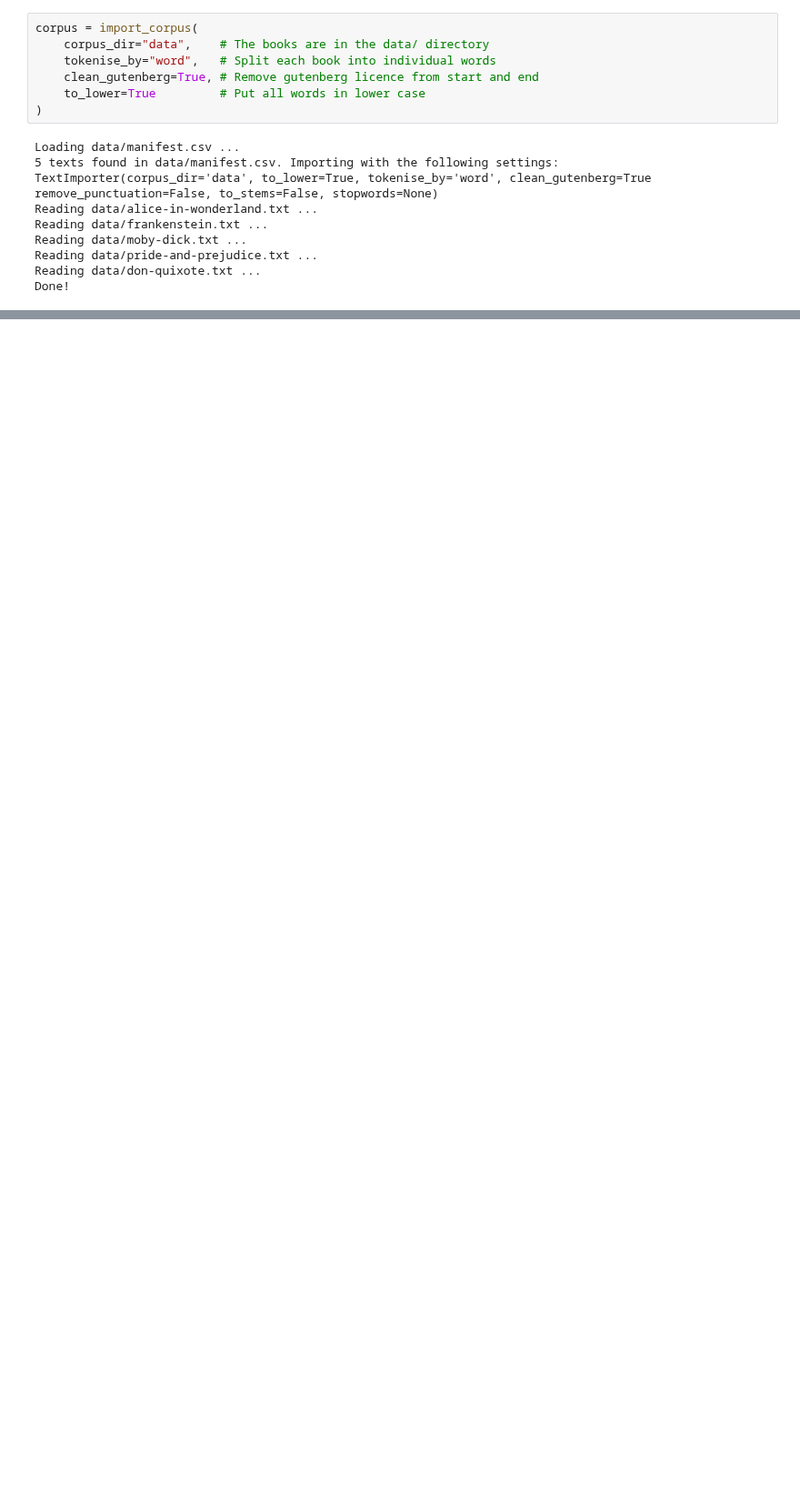
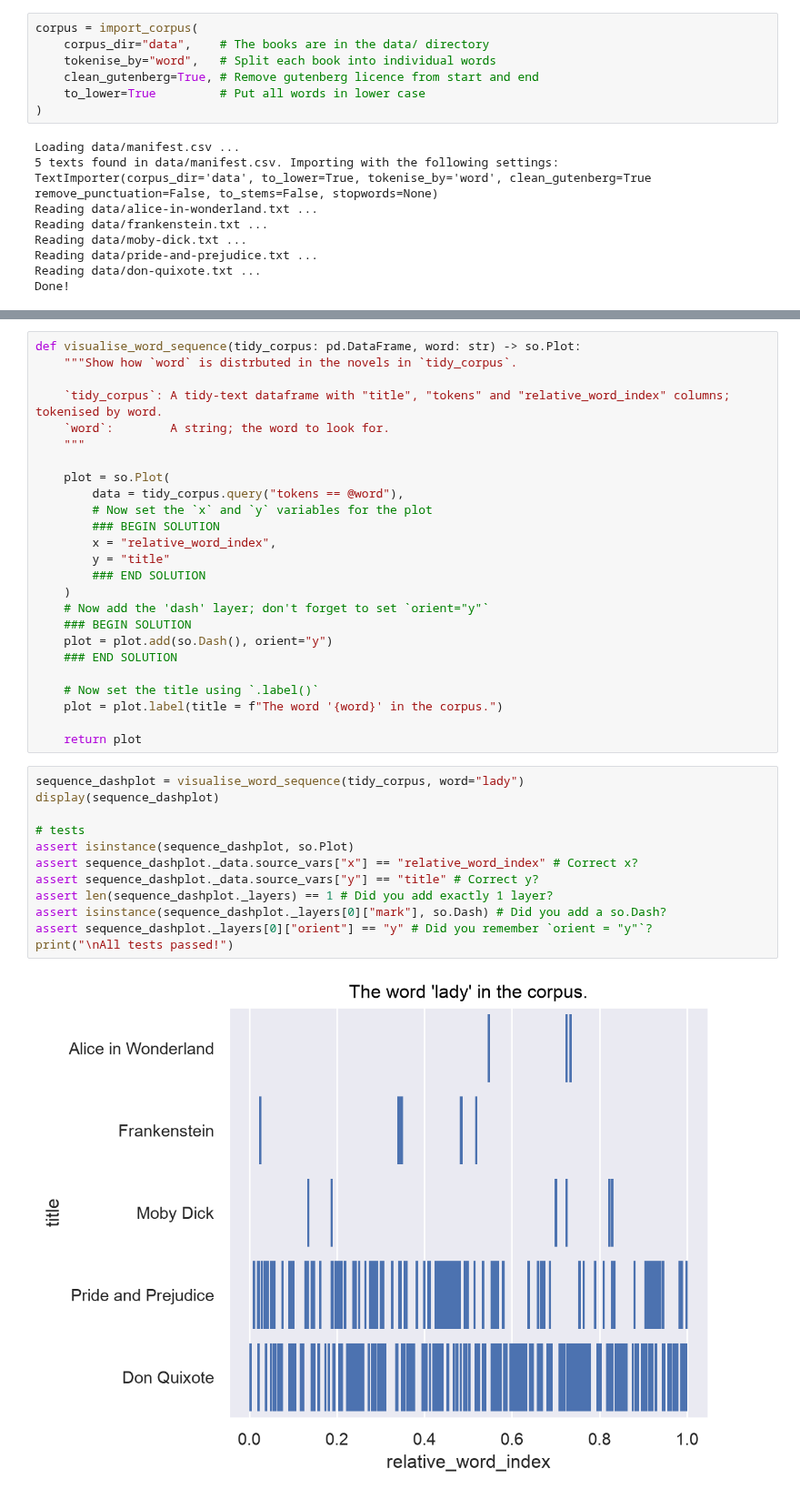
Before and after one commit to michaelgfalk/text-analysis-workshop, a Jupyter notebook: source/workshop/text-analysis-workshop.ipynb, the cells around one changed output, grey strips where cells are left out. Shown at 91% size. Saved outputs shown, nothing was run; the diff lists cells and outputs as text; blank space fills up the shorter version.

```diff
--- a/source/workshop/text-analysis-workshop.ipynb
+++ b/source/workshop/text-analysis-workshop.ipynb
@@ -130,0 +200,39 @@ All tests passed!
+# %%
+def visualise_word_sequence(tidy_corpus: pd.DataFrame, word: str) -> so.Plot:
+    """Show how `word` is distrbuted in the novels in `tidy_corpus`.
+
+    `tidy_corpus`: A tidy-text dataframe with "title", "tokens" and "relative_word_index" columns; tokenised by word.
+    `word`:        A string; the word to look for.
+    """
+
+    plot = so.Plot(
+        data = tidy_corpus.query("tokens == @word"),
+        # Now set the `x` and `y` variables for the plot
+        ### BEGIN SOLUTION
+        x = "relative_word_index",
+        y = "title"
+        ### END SOLUTION
+    )
+    # Now add the 'dash' layer; don't forget to set `orient="y"`
+    ### BEGIN SOLUTION
+    plot = plot.add(so.Dash(), orient="y")
+    ### END SOLUTION
+
+    # Now set the title using `.label()`
+    plot = plot.label(title = f"The word '{word}' in the corpus.")
+
+    return plot
+# %%
+sequence_dashplot = visualise_word_sequence(tidy_corpus, word="lady")
+display(sequence_dashplot)
+
+# tests
+assert isinstance(sequence_dashplot, so.Plot)
+assert sequence_dashplot._data.source_vars["x"] == "relative_word_index" # Correct x?
+assert sequence_dashplot._data.source_vars["y"] == "title" # Correct y?
+assert len(sequence_dashplot._layers) == 1 # Did you add exactly 1 layer?
+assert isinstance(sequence_dashplot._layers[0]["mark"], so.Dash) # Did you add a so.Dash?
+assert sequence_dashplot._layers[0]["orient"] == "y" # Did you remember `orient = "y"`?
+print("\nAll tests passed!")
+# %% [output]
+[figure, added]
```
Also changed, not shown: parts of 84 cells of this notebook, 11 other files.
